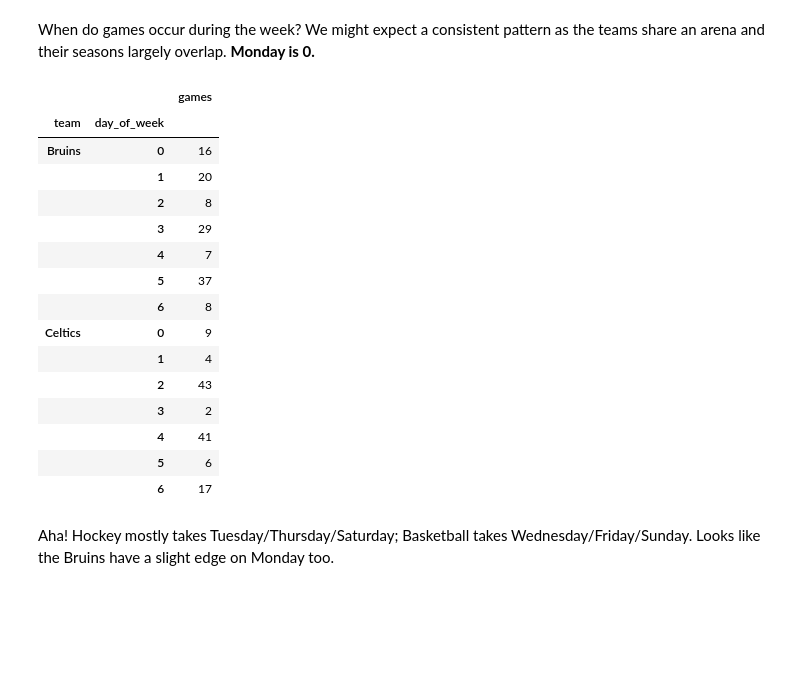
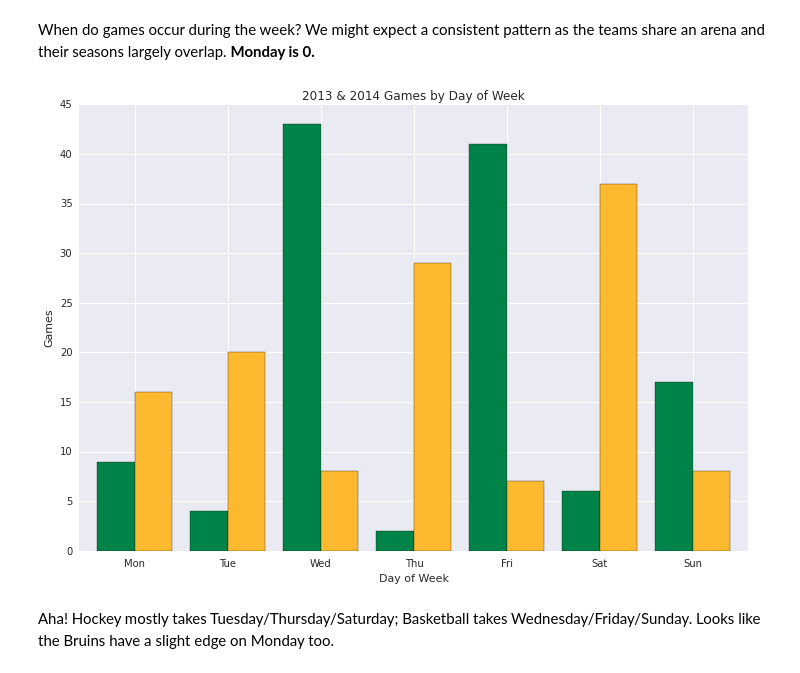
Before and after one commit to azampagl/harvard-capstone, a Jupyter notebook: src/sports/bruins_celtics.ipynb, the cells around one changed output. Drawn from its saved outputs; the diff is of its cells as text; code cells hidden in the pictures; blank space fills up the shorter version.

```diff
--- a/src/sports/bruins_celtics.ipynb
+++ b/src/sports/bruins_celtics.ipynb
@@ -36,6 +36,18 @@ default_figsize = (12,8)
 
 # Day of week mapping.
 days_of_week = ['Mon','Tue','Wed','Thu','Fri','Sat','Sun']
+
+# Game lengths in hours for coloring.
+game_lengths = {
+    'Celtics': 2.25,
+    'Bruins':  2.3333
+}
+
+# Team colors.
+team_colors = {
+    'Bruins': '#FDB930',
+    'Celtics': '#008348'
+}
 # %% [markdown]
 ## Data
 # %% [markdown]
@@ -146,26 +161,28 @@ games_only['day_of_week'] = pd.DatetimeIndex(games_only.game_date).weekday
 When do games occur during the week? We might expect a consistent pattern as the teams share an arena and their seasons largely overlap. **Monday is 0.**
 # %%
 # Summarize by team-DoW.
-games_by_team_dow = games_only.groupby(['team','day_of_week']).agg({'game_time':len})
-games_by_team_dow.columns = ['games']
-games_by_team_dow
+games_by_team_dow = games_only.groupby(['team','day_of_week']).agg({'game_time':len}).reset_index()
+games_by_team_dow.rename(columns={'game_time':'games'}, inplace=True)
+# games_by_team_dow
-# %% [output]
-|  |  | games |
-| team | day_of_week |  |
-| Bruins | 0 | 16 |
-|  | 1 | 20 |
-|  | 2 | 8 |
-|  | 3 | 29 |
-|  | 4 | 7 |
-|  | 5 | 37 |
-|  | 6 | 8 |
-| Celtics | 0 | 9 |
-|  | 1 | 4 |
-|  | 2 | 43 |
-|  | 3 | 2 |
-|  | 4 | 41 |
-|  | 5 | 6 |
-|  | 6 | 17 |
+# %%
+# Plot days of week.
+
+# Start plotting.
+plt.figure(figsize=default_figsize)
+for i, team in enumerate(set(games_by_team_dow.team)):
+    team_games = games_by_team_dow[games_by_team_dow.team == team].sort('day_of_week')
+    plt.bar(np.arange(0,7)+(i*0.4), team_games.games, width=0.4, color=team_colors[team])
+
+# Prettify.
+plt.title('2013 & 2014 Games by Day of Week')
+plt.xlabel('Day of Week'); plt.ylabel('Games')
+plt.xlim(-0.2,7)
+plt.xticks(np.arange(0,7)+0.4, days_of_week)
+
+# Show.
+plt.show()
+# %% [output]
+[figure, added]
 # %% [markdown]
 Aha! Hockey mostly takes Tuesday/Thursday/Saturday; Basketball takes Wednesday/Friday/Sunday. Looks like the Bruins have a slight edge on Monday too.
 # %% [markdown]
```
Also changed, not shown: parts of 6 cells of this notebook, 1 other file.
